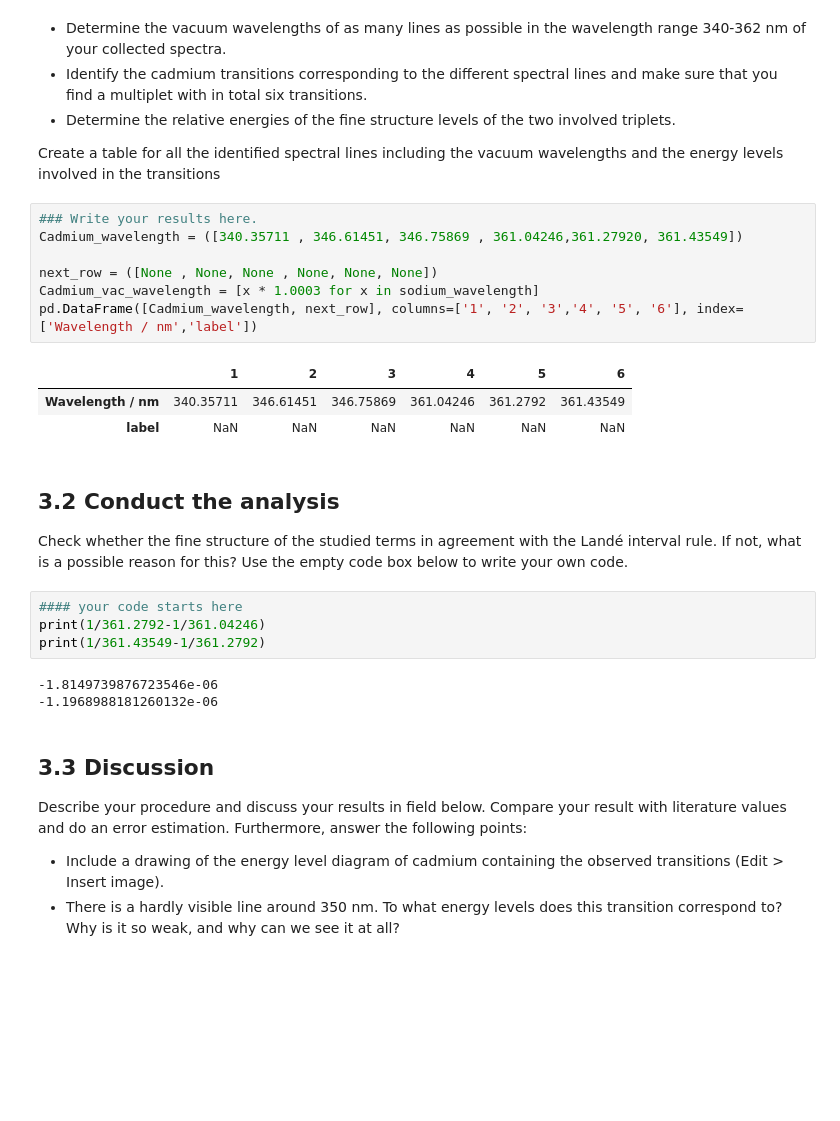
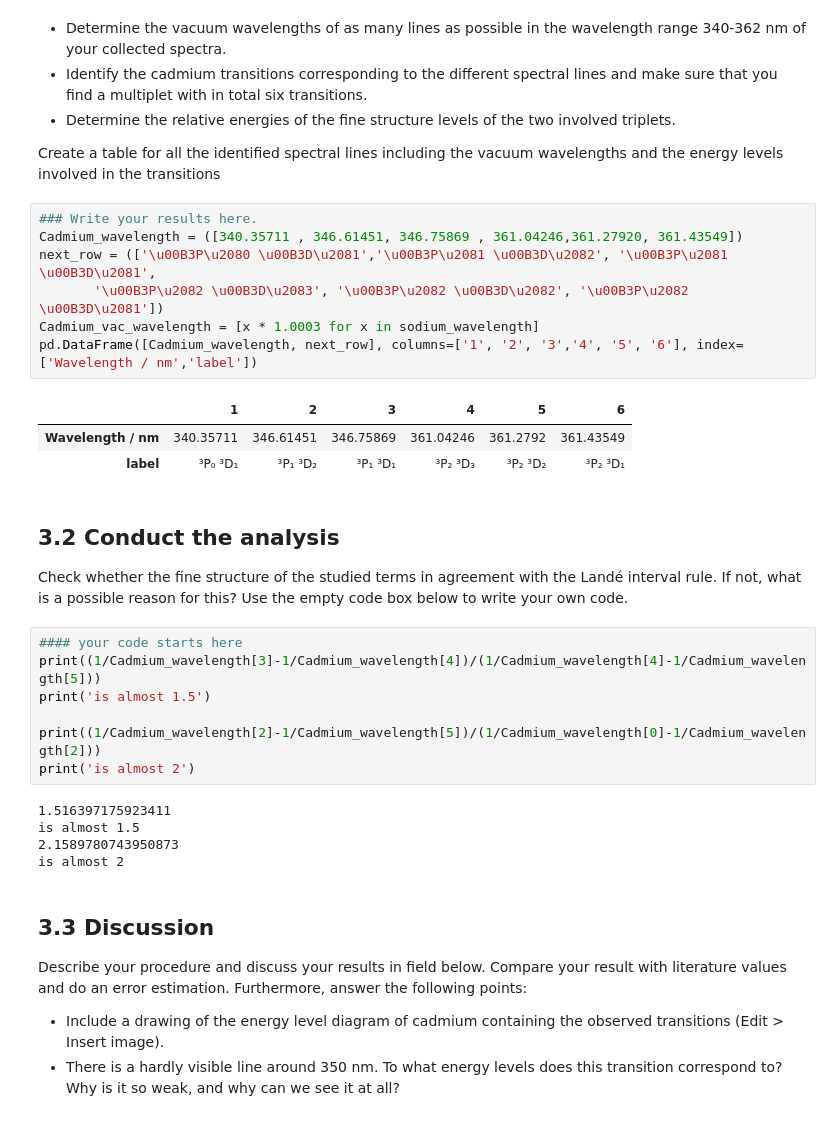
Before and after one commit to axelorrhede/Atomic-Physics, a Jupyter notebook: Atomic Spectroscopy_FAFF55.ipynb, the cells around one changed output. Saved outputs shown, nothing was run; the diff lists cells and outputs as text; blank space fills up the shorter version.

```diff
--- a/Atomic Spectroscopy_FAFF55.ipynb
+++ b/Atomic Spectroscopy_FAFF55.ipynb
@@ -667,24 +717,29 @@ Create a table for all the identified spectral lines including the vacuum wavele
 # %%
 ### Write your results here.
 Cadmium_wavelength = ([340.35711 , 346.61451, 346.75869 , 361.04246,361.27920, 361.43549])
-
-next_row = ([None , None, None , None, None, None])
+next_row = (['\u00B3P\u2080 \u00B3D\u2081','\u00B3P\u2081 \u00B3D\u2082', '\u00B3P\u2081 \u00B3D\u2081',
+       '\u00B3P\u2082 \u00B3D\u2083', '\u00B3P\u2082 \u00B3D\u2082', '\u00B3P\u2082 \u00B3D\u2081'])
 Cadmium_vac_wavelength = [x * 1.0003 for x in sodium_wavelength]
 pd.DataFrame([Cadmium_wavelength, next_row], columns=['1', '2', '3','4', '5', '6'], index=['Wavelength / nm','label'])
 # %% [output]
 |  | 1 | 2 | 3 | 4 | 5 | 6 |
 | Wavelength / nm | 340.35711 | 346.61451 | 346.75869 | 361.04246 | 361.2792 | 361.43549 |
-| label | NaN | NaN | NaN | NaN | NaN | NaN |
+| label | ³P₀ ³D₁ | ³P₁ ³D₂ | ³P₁ ³D₁ | ³P₂ ³D₃ | ³P₂ ³D₂ | ³P₂ ³D₁ |
 # %% [markdown]
 ## 3.2 Conduct the analysis <a name="fine_structure_2"></a>
 Check whether the fine structure of the studied terms in agreement with the Landé interval rule. If not, what is a possible reason for this? Use the empty code box below to write your own code.
 # %%
 #### your code starts here
-print(1/361.2792-1/361.04246)
-print(1/361.43549-1/361.2792)
+print((1/Cadmium_wavelength[3]-1/Cadmium_wavelength[4])/(1/Cadmium_wavelength[4]-1/Cadmium_wavelength[5]))
+print('is almost 1.5')
+
+print((1/Cadmium_wavelength[2]-1/Cadmium_wavelength[5])/(1/Cadmium_wavelength[0]-1/Cadmium_wavelength[2]))
+print('is almost 2')
 # %% [output]
--1.8149739876723546e-06
--1.1968988181260132e-06
+1.516397175923411
+is almost 1.5
+2.1589780743950873
+is almost 2
 # %% [markdown]
 ## 3.3 Discussion<a name="fine_structure_3"></a>
 Describe your procedure and discuss your results in field below. Compare your result with literature values and do an error estimation. Furthermore, answer the following points:
```
Also changed, not shown: parts of 7 cells of this notebook.
